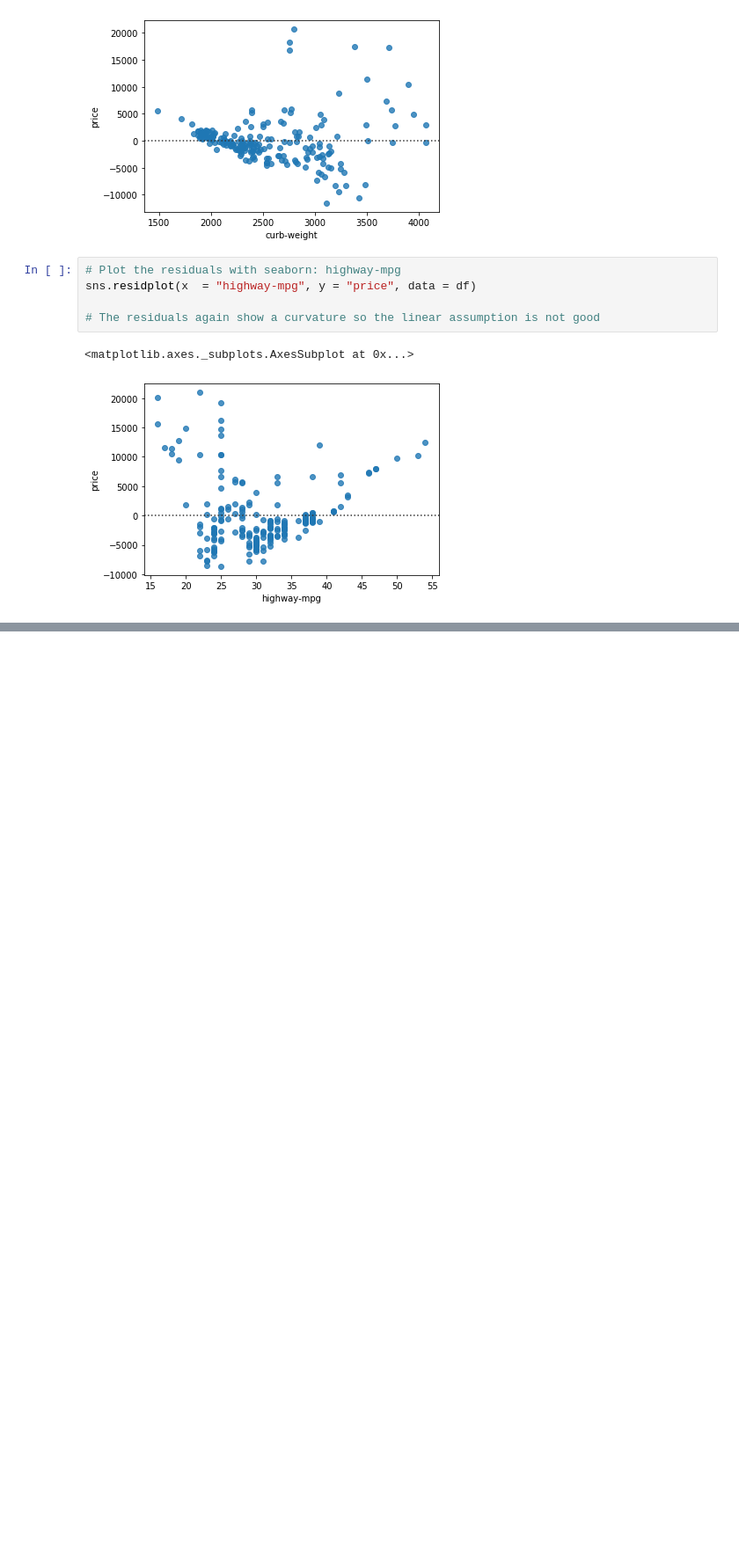
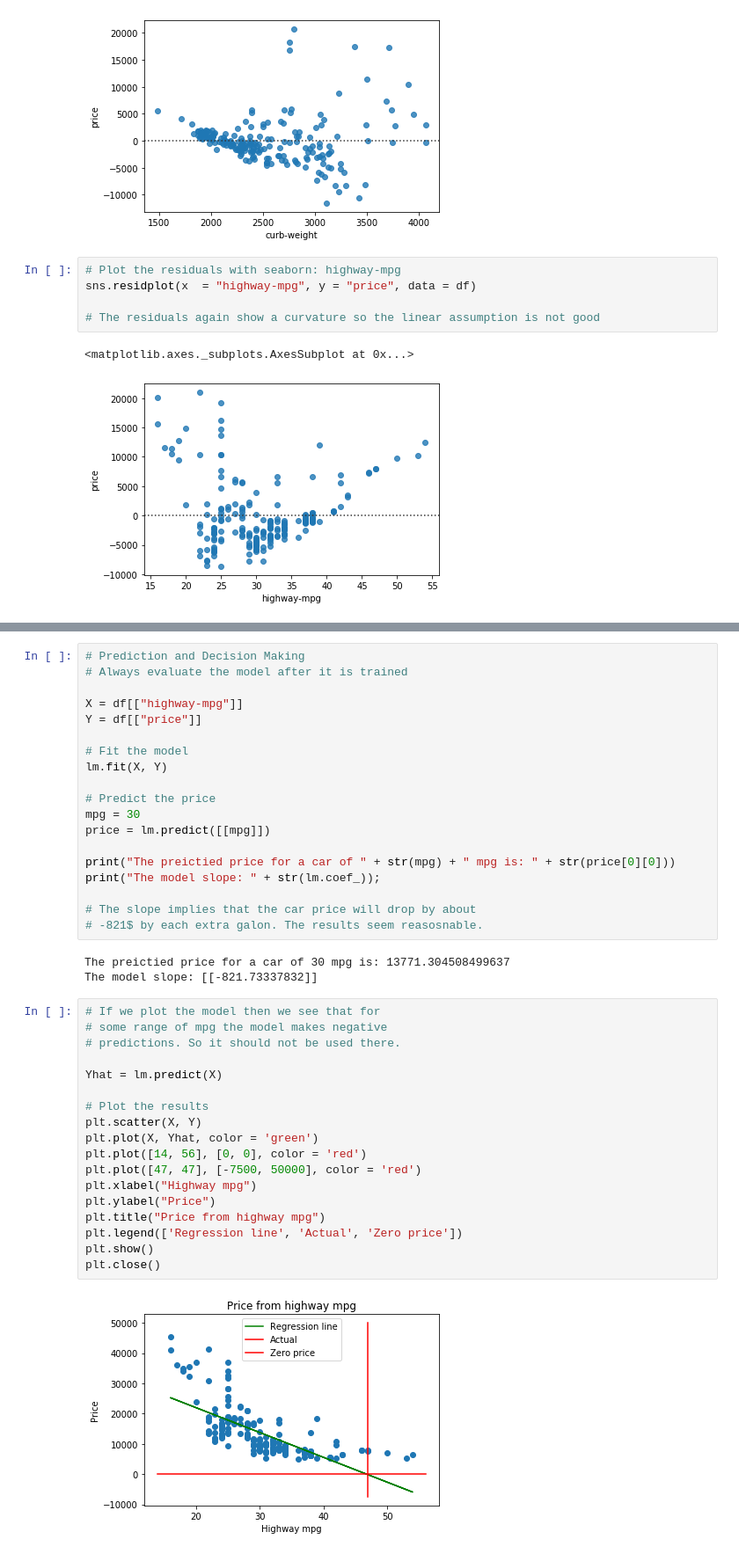
Before and after one commit to ivan-zapreev/data-science-python-projects, a Jupyter notebook: IBM_DA0101EN/mod_04_model_devel.ipynb, the cells around one changed output, grey strips where cells are left out. Shown at 88% size. Drawn from its saved outputs; the diff is of its cells as text; blank space fills up the shorter version.

```diff
--- a/IBM_DA0101EN/mod_04_model_devel.ipynb
+++ b/IBM_DA0101EN/mod_04_model_devel.ipynb
@@ -181,0 +230,42 @@ plot_distributions(Y, Yhat)
+# %%
+# Prediction and Decision Making
+# Always evaluate the model after it is trained
+
+X = df[["highway-mpg"]]
+Y = df[["price"]]
+
+# Fit the model
+lm.fit(X, Y)
+
+# Predict the price
+mpg = 30
+price = lm.predict([[mpg]])
+
+print("The preictied price for a car of " + str(mpg) + " mpg is: " + str(price[0][0]))
+print("The model slope: " + str(lm.coef_));
+
+# The slope implies that the car price will drop by about
+# -821$ by each extra galon. The results seem reasosnable.
+# %% [output]
+The preictied price for a car of 30 mpg is: 13771.304508499637
+The model slope: [[-821.73337832]]
+# %%
+# If we plot the model then we see that for
+# some range of mpg the model makes negative
+# predictions. So it should not be used there.
+
+Yhat = lm.predict(X)
+
+# Plot the results
+plt.scatter(X, Y)
+plt.plot(X, Yhat, color = 'green')
+plt.plot([14, 56], [0, 0], color = 'red')
+plt.plot([47, 47], [-7500, 50000], color = 'red')
+plt.xlabel("Highway mpg")
+plt.ylabel("Price")
+plt.title("Price from highway mpg")
+plt.legend(['Regression line', 'Actual', 'Zero price'])
+plt.show()
+plt.close()
+# %% [output]
+[figure, added]
```
Also changed, not shown: parts of 15 cells of this notebook.
